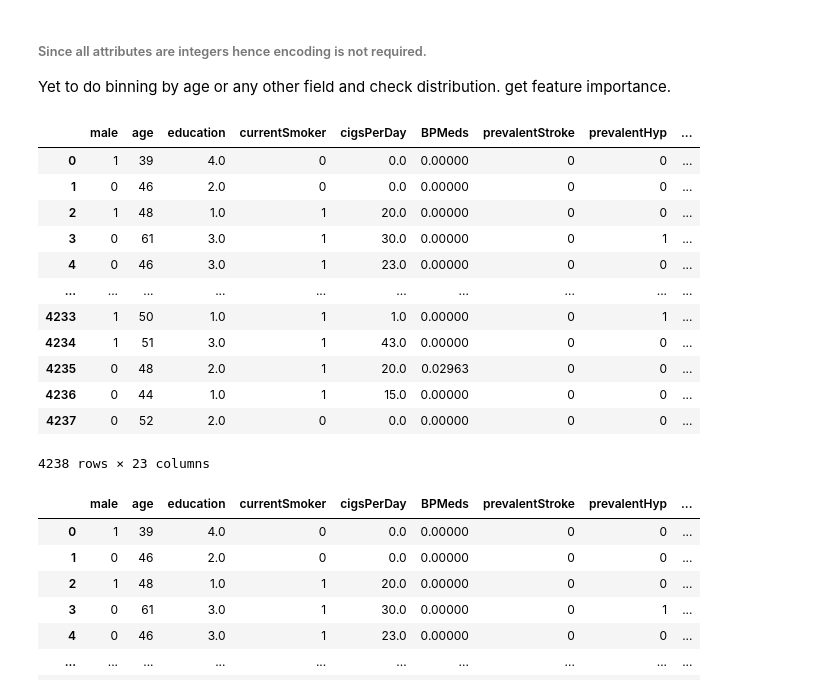
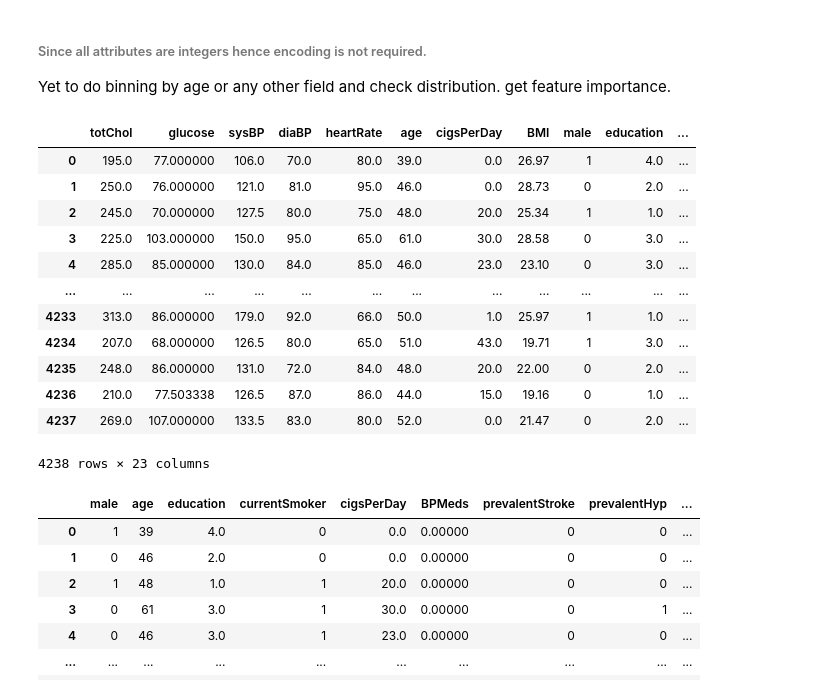
Before and after one commit to bitspilanigroup2/heartdisease, a Jupyter notebook: notebooks/1.0-lalitha-initial-data-exploration.ipynb, the cells around one changed output. Cells and saved outputs as stored; diff of their text form; code cells hidden in the pictures.

Commit message:
Add files via upload
6th march - visuals+mean imputation

```diff
--- a/notebooks/1.0-lalitha-initial-data-exploration.ipynb
+++ b/notebooks/1.0-lalitha-initial-data-exploration.ipynb
@@ -350,9 +351,8 @@ imputeByMean(df,nonNumeric)
 | 4237 | 0.0 | 52.0 | 2.0 | 0.0 | 0.0 | 0.00000 | 0.0 | 0.0 | ... |
 4238 rows × 16 columns
 # %%
-#following is not working
-from fancyimpute import MICE as mice
-from fancyimpute import IterativeImputer
+#!pip install impyute
+from impyute.imputation.cs import mice
 def imputeByMice(data, numericCols):
 
 #dataNumeric = data.drop(nonNumeric, axis=1)
@@ -370,4 +370,4 @@ def imputeByMice(data, numericCols):
 #except Exception as exp:
 #err = self.errObj.handleErr(str(exp))
 #print(str(err))
-imputeByMice(df, numericCols)
+df=imputeByMice(df, numericCols)
@@ -599,33 +647,34 @@ Yet to do binning by age or any other field and check distribution. get feature
 # %%
 def createBin(data, numericCols, binNumber=4):
 #try:
     d1 = data.copy()
     for i in numericCols[1:len(numericCols)]:
         bins = np.linspace(d1[i].min(), d1[i].max(), binNumber)
         d1[i + "Bin"] = pd.cut(d1[i], bins, precision=1, include_lowest=True, right=True)
 #d1['PctWhiteBin'] = d1.PctWhiteBin.astype('category')
 
 # d1['PctWhiteBin'] = pd.cut(d1.PctWhite / 100, bins, include_lowest=True, right=True)
     return d1
 #except Exception as exp:
 #err = self.errObj.handleErr(str(exp))
 #print(str(err))
 
-createBin(df, numericCols, binNumber=4)
+df_bin=createBin(df, numericCols, binNumber=4)
 #do binning for all numeric columns not categorical (covert to pct).
+df_bin
 # %% [output]
-|  | male | age | education | currentSmoker | cigsPerDay | BPMeds | prevalentStroke | prevalentHyp | ... |
-| 0 | 1 | 39 | 4.0 | 0 | 0.0 | 0.00000 | 0 | 0 | ... |
-| 1 | 0 | 46 | 2.0 | 0 | 0.0 | 0.00000 | 0 | 0 | ... |
-| 2 | 1 | 48 | 1.0 | 1 | 20.0 | 0.00000 | 0 | 0 | ... |
-| 3 | 0 | 61 | 3.0 | 1 | 30.0 | 0.00000 | 0 | 1 | ... |
-| 4 | 0 | 46 | 3.0 | 1 | 23.0 | 0.00000 | 0 | 0 | ... |
-| ... | ... | ... | ... | ... | ... | ... | ... | ... | ... |
-| 4233 | 1 | 50 | 1.0 | 1 | 1.0 | 0.00000 | 0 | 1 | ... |
-| 4234 | 1 | 51 | 3.0 | 1 | 43.0 | 0.00000 | 0 | 0 | ... |
-| 4235 | 0 | 48 | 2.0 | 1 | 20.0 | 0.02963 | 0 | 0 | ... |
-| 4236 | 0 | 44 | 1.0 | 1 | 15.0 | 0.00000 | 0 | 0 | ... |
-| 4237 | 0 | 52 | 2.0 | 0 | 0.0 | 0.00000 | 0 | 0 | ... |
+|  | totChol | glucose | sysBP | diaBP | heartRate | age | cigsPerDay | BMI | male | education | ... |
+| 0 | 195.0 | 77.000000 | 106.0 | 70.0 | 80.0 | 39.0 | 0.0 | 26.97 | 1 | 4.0 | ... |
+| 1 | 250.0 | 76.000000 | 121.0 | 81.0 | 95.0 | 46.0 | 0.0 | 28.73 | 0 | 2.0 | ... |
+| 2 | 245.0 | 70.000000 | 127.5 | 80.0 | 75.0 | 48.0 | 20.0 | 25.34 | 1 | 1.0 | ... |
+| 3 | 225.0 | 103.000000 | 150.0 | 95.0 | 65.0 | 61.0 | 30.0 | 28.58 | 0 | 3.0 | ... |
+| 4 | 285.0 | 85.000000 | 130.0 | 84.0 | 85.0 | 46.0 | 23.0 | 23.10 | 0 | 3.0 | ... |
+| ... | ... | ... | ... | ... | ... | ... | ... | ... | ... | ... | ... |
+| 4233 | 313.0 | 86.000000 | 179.0 | 92.0 | 66.0 | 50.0 | 1.0 | 25.97 | 1 | 1.0 | ... |
+| 4234 | 207.0 | 68.000000 | 126.5 | 80.0 | 65.0 | 51.0 | 43.0 | 19.71 | 1 | 3.0 | ... |
+| 4235 | 248.0 | 86.000000 | 131.0 | 72.0 | 84.0 | 48.0 | 20.0 | 22.00 | 0 | 2.0 | ... |
+| 4236 | 210.0 | 77.503338 | 126.5 | 87.0 | 86.0 | 44.0 | 15.0 | 19.16 | 0 | 1.0 | ... |
+| 4237 | 269.0 | 107.000000 | 133.5 | 83.0 | 80.0 | 52.0 | 0.0 | 21.47 | 0 | 2.0 | ... |
 4238 rows × 23 columns
 # %%
 def createCategoryPct(data, categoricalCols):
```
Also changed, not shown: parts of 20 cells of this notebook.
